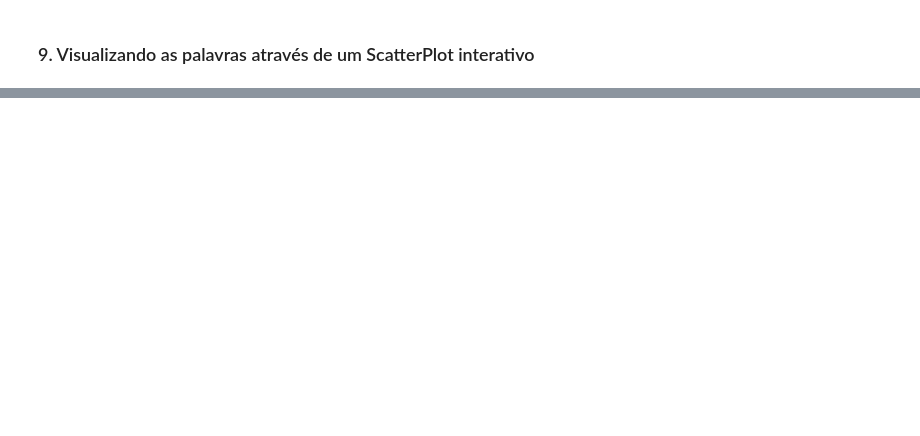
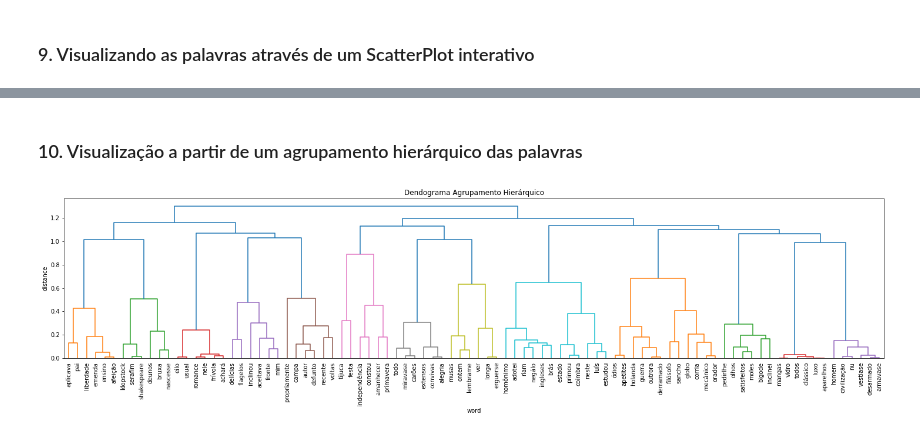
Before and after one commit to natan-dot-com/Text-Vectorization, a Jupyter notebook: wordEmbedding.ipynb, the cells around one changed output, grey strips where cells are left out. Cells and saved outputs as stored; diff of their text form; code cells hidden in the pictures; blank space fills up the shorter version.

Commit message:
add scatterplot and dendogram

```diff
--- a/wordEmbedding.ipynb
+++ b/wordEmbedding.ipynb
@@ -208,7 +211,8 @@ def wordSimilarityReport(word, matrix, n=5):
     for context, similarity in similarityContextScores:
         print(f'(\'{context}\', {similarity})', end='\t')
 # %%
-examples = ['spotify', 'learning', 'deep', 'snapchat', 'facebook', 'musk', 'linux', 'safety']
-for word in examples:
-    wordSimilarityReport(word, wordVecs)
-    print('\n'+'---'*20)
+# Comentar a depender do dataset
+# examples = ['spotify', 'learning', 'deep', 'snapchat', 'facebook', 'musk', 'linux', 'safety']
+# for word in examples:
+#     wordSimilarityReport(word, wordVecs)
+#     print('\n'+'---'*20)
@@ -234,0 +308,2 @@ for word in examples:
+# %% [markdown]
+### 10. Visualização a partir de um agrupamento hierárquico das palavras
@@ -234,0 +321,37 @@ for word in examples:
+# %%
+# Escolhe as palavras que serão usadas como referência para obter uma amostra
+referenceWords = [
+    'defunto', 'brás', 'romance', 'coimbra', 'flagelos', 'alegria', 'shakespeare', 'homem', 'luxo',
+    'filósofo', 'festa', 'olhos', 'ontem', 'guerra', 'ensino'
+]
+
+sample = sampleWords(referenceWords, wordVecs)
+
+# Obtem os respectivos Word Embeddings
+embeddings = [wordVecs[token2index[word]] for word in sample]
+# %%
+from scipy.cluster.hierarchy import dendrogram, linkage
+def plotDendogram(words, embeddings, title = None, xlabel = None, ylabel = None, figsize = (25,5)):
+    plt.figure(figsize = figsize)
+    plt.title(title)
+    plt.xlabel(xlabel)
+    plt.ylabel(ylabel)
+
+    # clustering do tipo aglomerativo, usando o método Farthest Point Algorithm
+    # com cosseno como métrica
+    link = linkage(embeddings, method = 'complete', metric = 'cosine')
+
+    dendrogram(
+        link,
+        labels = words,
+        leaf_rotation=90.,
+        leaf_font_size=10.,
+        orientation='top',
+    )
+
+    plt.show()
+# %%
+plotDendogram(list(sample), embeddings, title = 'Dendograma Agrupamento Hierárquico',
+              ylabel = 'distance', xlabel = 'word')
+# %% [output]
+[figure, added]
```
Also changed, not shown: parts of 10 cells of this notebook.
